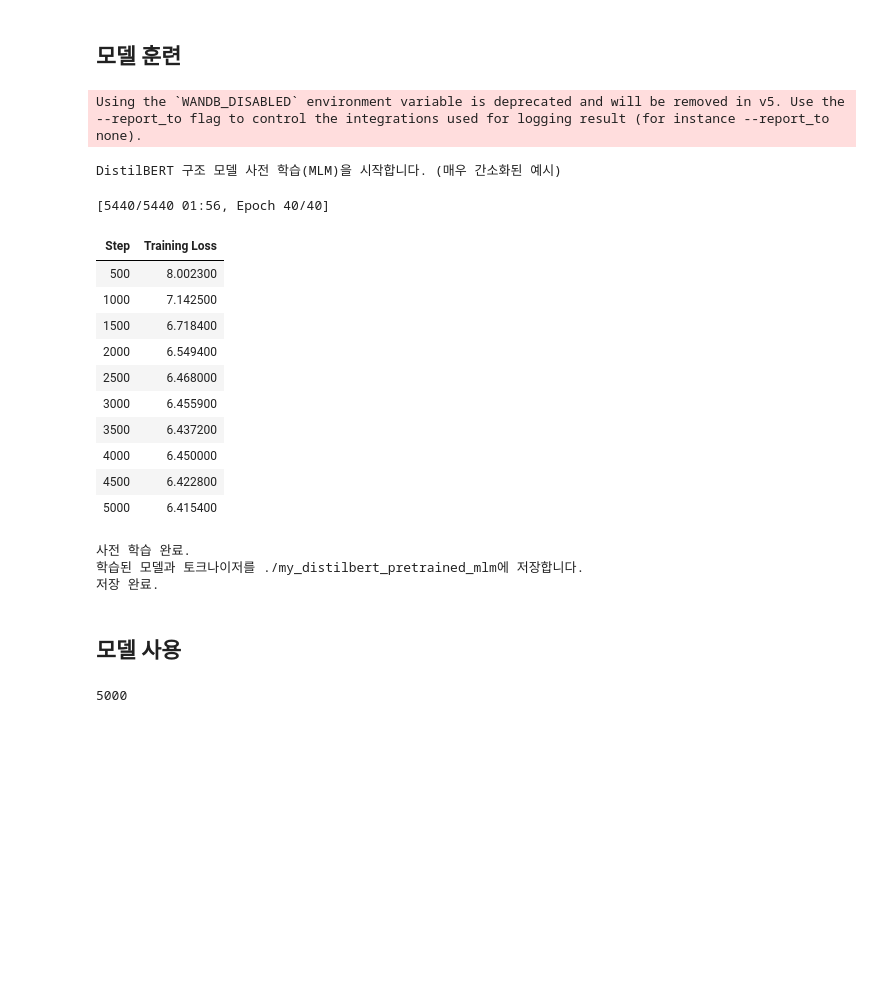
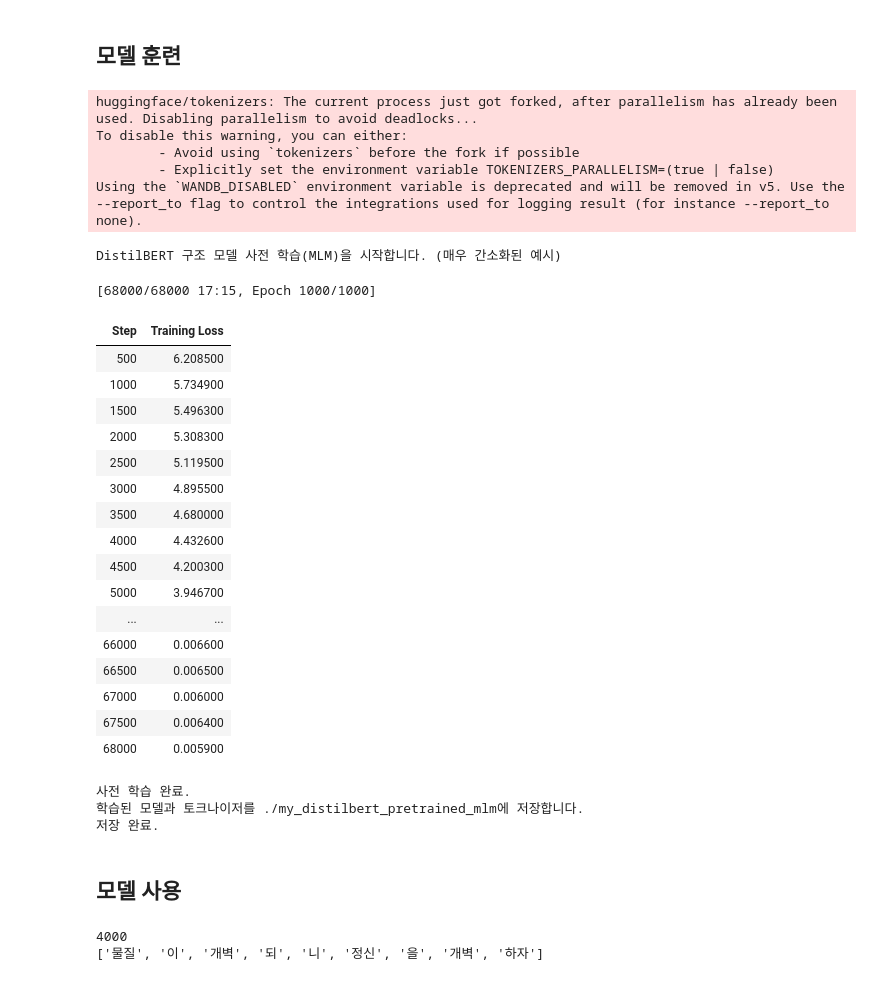
Before and after one commit to trvoid/llm-study, a Jupyter notebook: distilbert/distilbert_pretraining_for_won.ipynb, the cells around one changed output. Saved outputs shown, nothing was run; the diff lists cells and outputs as text; code cells hidden in the pictures; blank space fills up the shorter version.

```diff
--- a/distilbert/distilbert_pretraining_for_won.ipynb
+++ b/distilbert/distilbert_pretraining_for_won.ipynb
@@ -5,3 +5,5 @@
+# %%
+corpus_file = "won/data/won04-gyojeon.txt"
 # %% [markdown]
 ## 토크나이저 훈련
 # %%
@@ -11,17 +13,15 @@ from tokenizers.models import BPE, Unigram, WordPiece
 from tokenizers.trainers import BpeTrainer, UnigramTrainer, WordPieceTrainer
 from tokenizers.pre_tokenizers import Whitespace
 
-corpus_file = "won/won04-gyojeon.txt"
 data_files = [
-    "won/won04-gyojeon.txt",
-    "won/won05-gyosa.txt"
+    corpus_file
 ]
 
 output_dir = "won/tokenizers"
 if not os.path.exists(output_dir):
     os.makedirs(output_dir, exist_ok=True)
 
-vocab_sizes = [5000, 10000]
+vocab_sizes = [2000, 3000, 4000, 5000]
 limit_alphabet = 6000
 min_frequency = 5
 model_names = ["bpe", "unigram", "wordpiece"]
@@ -114,7 +125,7 @@ from transformers import (
     DataCollatorForLanguageModeling
 )
 
-tokenizer_dir = os.path.join(output_dir, "unigram_5000")
+tokenizer_dir = os.path.join(output_dir, "unigram_4000")
 tokenizer = PreTrainedTokenizerFast.from_pretrained(
     tokenizer_dir,
     unk_token="[UNK]",
@@ -123,6 +134,6 @@ tokenizer = PreTrainedTokenizerFast.from_pretrained(
     pad_token="[PAD]",
     mask_token="[MASK]"
 )
+#tokenizer = Tokenizer.from_file("./tokenizer_5000_wordpiece/tokenizer.json")
 print(tokenizer.vocab_size)
-#tokenizer = Tokenizer.from_file("./tokenizer_5000_wordpiece/tokenizer.json")
 # %% [output]
@@ -152,11 +180,11 @@ from transformers import DistilBertConfig, DistilBertForMaskedLM
 #n_heads = 12              # Number of attention heads
 #max_position_embeddings = 512
 
-dim = 60
-hidden_dim = 128
-n_layers = 3
-n_heads = 6
-max_position_embeddings = 256
+dim = 768
+hidden_dim = 3072
+n_layers = 6
+n_heads = 12
+max_position_embeddings = 512
 
 # 표준 DistilBERT-base 구성과 유사하게 설정
 config = DistilBertConfig(
@@ -166,7 +194,8 @@ config = DistilBertConfig(
     hidden_dim=hidden_dim,
     n_layers=n_layers,
     n_heads=n_heads,
-    max_position_embeddings=max_position_embeddings
+    max_position_embeddings=max_position_embeddings,
+    output_attentions=True
     # dropout, attention_dropout 등 다른 파라미터도 설정 가능
 )
 
@@ -183,53 +264,66 @@ from transformers import TrainingArguments, Trainer
 os.environ["WANDB_DISABLED"] = "true"
 
 # 학습 인자 설정
+n_epochs = 1000
+batch_size = 16
+
 output_dir = "./my_distilbert_pretrained_mlm"
 training_args = TrainingArguments(
     output_dir=output_dir,
     overwrite_output_dir=True,
-    num_train_epochs=40,       # 실제로는 훨씬 더 많이 필요
-    per_device_train_batch_size=8, # GPU 메모리에 맞춰 조절
+    num_train_epochs=n_epochs,       # 실제로는 훨씬 더 많이 필요
+    per_device_train_batch_size=batch_size, # GPU 메모리에 맞춰 조절
     save_steps=10_000,
     save_total_limit=2,
     prediction_loss_only=True,
     fp16=True, # 가능하면 True
     # learning_rate, weight_decay 등 추가 설정 필요
 )
 
 # Trainer 초기화
 trainer = Trainer(
     model=model,
     args=training_args,
     data_collator=data_collator,
     train_dataset=dataset,
 )
 
-# --- 6. 모델 학습 ---
+# 모델 학습
 print("DistilBERT 구조 모델 사전 학습(MLM)을 시작합니다. (매우 간소화된 예시)")
 trainer.train()
 print("사전 학습 완료.")
 
-# --- 7. 모델 저장 ---
+# 모델 저장
 print(f"학습된 모델과 토크나이저를 {output_dir}에 저장합니다.")
 trainer.save_model(output_dir)
 tokenizer.save_pretrained(output_dir) # 사용한 토크나이저 함께 저장
 
 print("저장 완료.")
 # %% [output]
+huggingface/tokenizers: The current process just got forked, after parallelism has already been used. Disabling parallelism to avoid deadlocks...
+To disable this warning, you can either:
+        - Avoid using `tokenizers` before the fork if possible
+        - Explicitly set the environment variable TOKENIZERS_PARALLELISM=(true | false)
 Using the `WANDB_DISABLED` environment variable is deprecated and will be removed in v5. Use the --report_to flag to control the integrations used for logging result (for instance --report_to none).
 DistilBERT 구조 모델 사전 학습(MLM)을 시작합니다. (매우 간소화된 예시)
-[5440/5440 01:56, Epoch 40/40]
+[68000/68000 17:15, Epoch 1000/1000]
 | Step | Training Loss |
-| 500 | 8.002300 |
-| 1000 | 7.142500 |
-| 1500 | 6.718400 |
-| 2000 | 6.549400 |
-| 2500 | 6.468000 |
-| 3000 | 6.455900 |
-| 3500 | 6.437200 |
-| 4000 | 6.450000 |
-| 4500 | 6.422800 |
-| 5000 | 6.415400 |
+| 500 | 6.208500 |
+| 1000 | 5.734900 |
+| 1500 | 5.496300 |
+| 2000 | 5.308300 |
+| 2500 | 5.119500 |
+| 3000 | 4.895500 |
+| 3500 | 4.680000 |
+| 4000 | 4.432600 |
+| 4500 | 4.200300 |
+| 5000 | 3.946700 |
+| ... | ... |
+| 66000 | 0.006600 |
+| 66500 | 0.006500 |
+| 67000 | 0.006000 |
+| 67500 | 0.006400 |
+| 68000 | 0.005900 |
 사전 학습 완료.
 학습된 모델과 토크나이저를 ./my_distilbert_pretrained_mlm에 저장합니다.
 저장 완료.
@@ -240,8 +334,11 @@ DistilBERT 구조 모델 사전 학습(MLM)을 시작합니다. (매우 간소
 from transformers import AutoTokenizer, DistilBertForMaskedLM
 
 tokenizer = AutoTokenizer.from_pretrained(output_dir)
-model = DistilBertForMaskedLM.from_pretrained(output_dir)
+model = DistilBertForMaskedLM.from_pretrained(output_dir, output_attentions=True)
 
 print(len(tokenizer))
+tokenized_inputs = tokenizer.tokenize(texts[0])
+print(tokenized_inputs)
 # %% [output]
-5000
+4000
+['물질', '이', '개벽', '되', '니', '정신', '을', '개벽', '하자']
```
Also changed, not shown: parts of 12 cells of this notebook.
